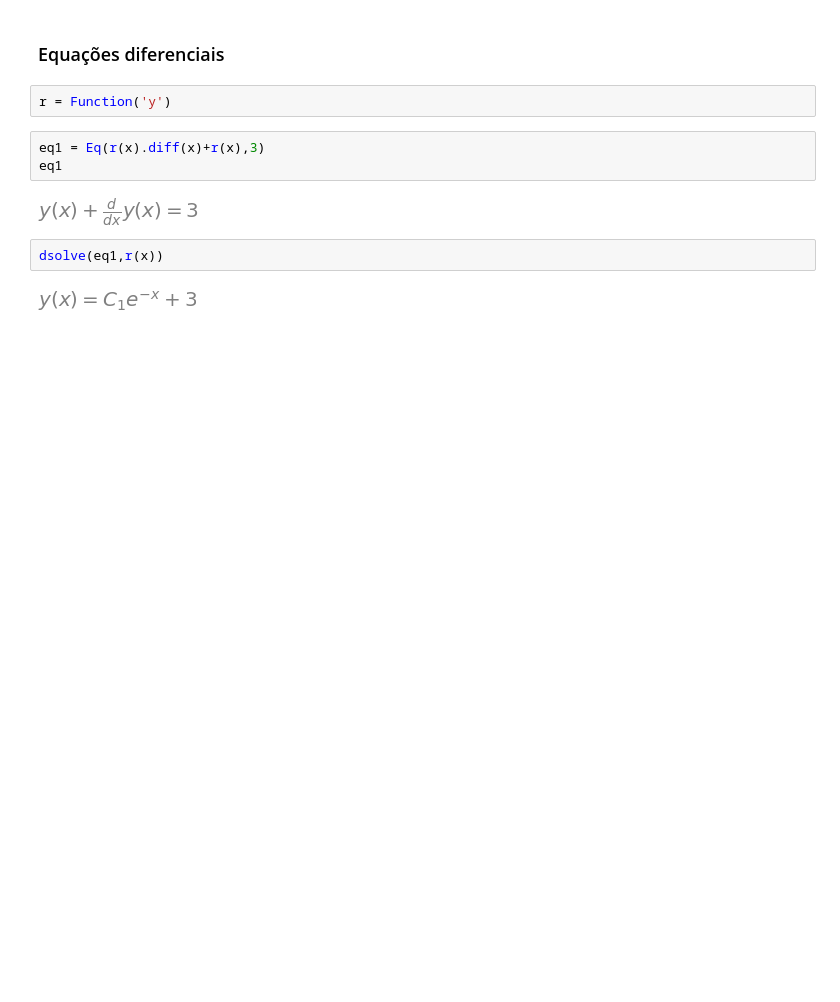
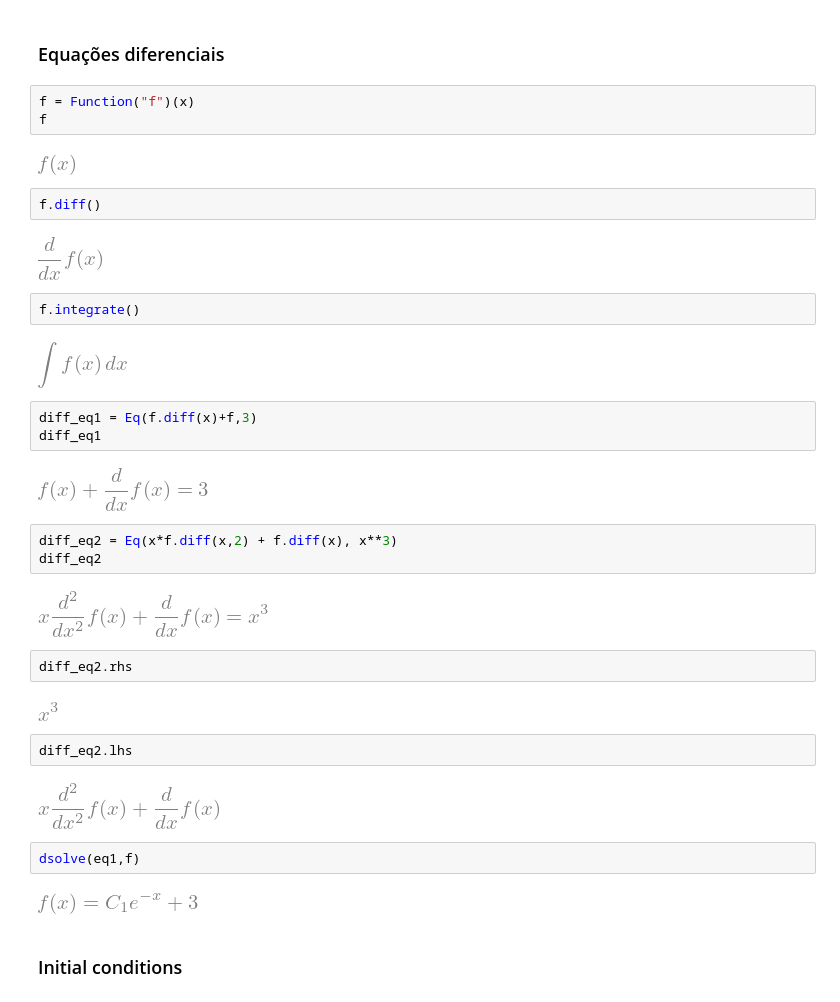
Before and after one commit to gabrielpcavalcanti/Guia-definitivo-do-Python, a Jupyter notebook: Bibliotecas/Sympy/04.calculo.ipynb, the cells around one changed output. Drawn from its saved outputs; the diff is of its cells as text; blank space fills up the shorter version.

```diff
--- a/Bibliotecas/Sympy/04.calculo.ipynb
+++ b/Bibliotecas/Sympy/04.calculo.ipynb
@@ -109,13 +153,39 @@ N(P1)
 # %% [markdown]
 ### Equações diferenciais
-# %%
-r = Function('y')
+# %%
+f = Function("f")(x)
+f
+# %% [output]
+[figure, added]
+# %%
+f.diff()
+# %% [output]
+[figure, added]
+# %%
+f.integrate()
+# %% [output]
+[figure, added]
+# %%
+diff_eq1 = Eq(f.diff(x)+f,3)
+diff_eq1
+# %% [output]
+[figure, added]
 # %%
-eq1 = Eq(r(x).diff(x)+r(x),3)
-eq1
+diff_eq2 = Eq(x*f.diff(x,2) + f.diff(x), x**3)
+diff_eq2
 # %% [output]
-[figure, old version]
+[figure, new version]
+# %%
+diff_eq2.rhs
+# %% [output]
+[figure, added]
+# %%
+diff_eq2.lhs
+# %% [output]
+[figure, added]
 # %%
-dsolve(eq1,r(x))
+dsolve(eq1,f)
 # %% [output]
-[figure, old version]
+[figure, new version]
+# %% [markdown]
+### Initial conditions
```
Also changed, not shown: parts of 35 cells of this notebook, 27 other files.
